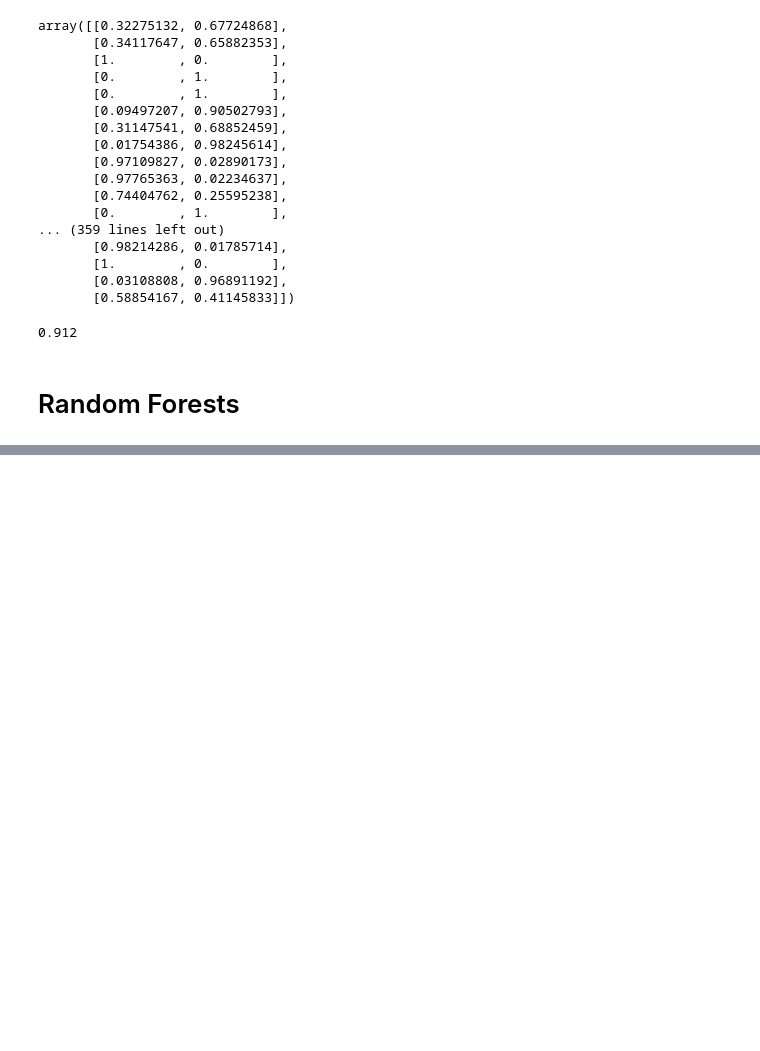
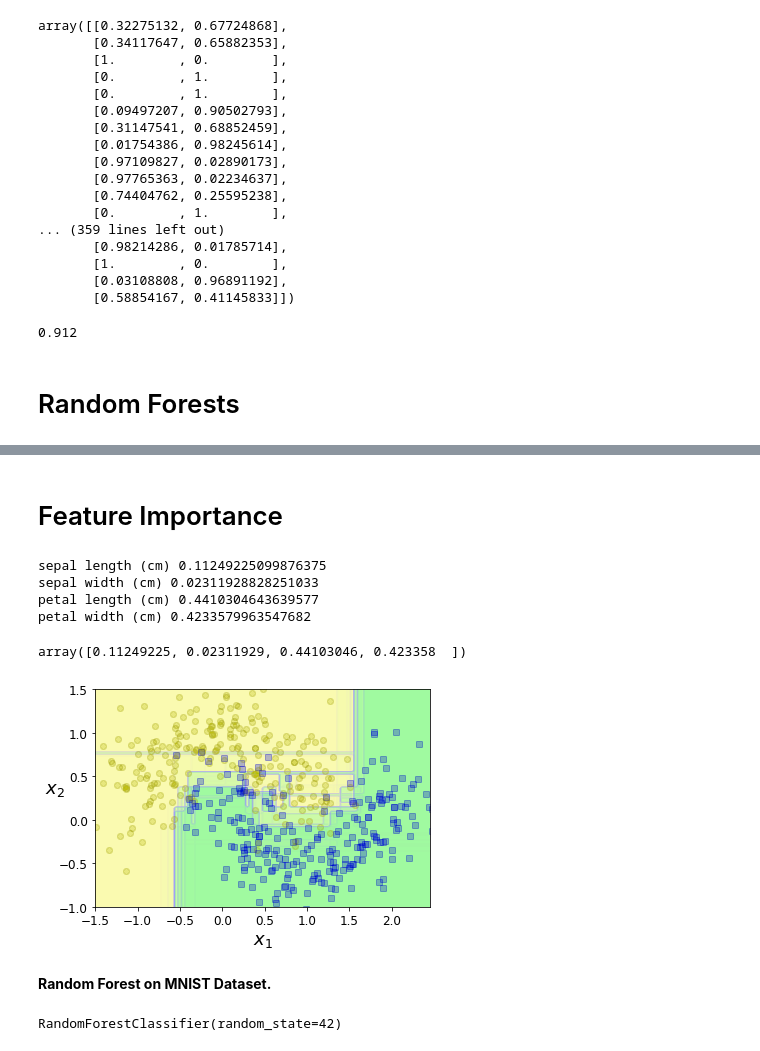
Before and after one commit to Aman-137/Ensemble-Learning-and-Random-Forests, a Jupyter notebook: ensemble_learning_&_Random_forests.ipynb, the cells around one changed output, grey strips where cells are left out. Cells and saved outputs as stored; diff of their text form; code cells hidden in the pictures; blank space fills up the shorter version.

```diff
--- a/ensemble_learning_&_Random_forests.ipynb
+++ b/ensemble_learning_&_Random_forests.ipynb
@@ -237,0 +240,33 @@ np.sum(y_pred == y_pred_rf) / len(y_pred)   # ve
+# %% [markdown]
+# Feature Importance
+# %%
+from sklearn.datasets import load_iris
+
+iris = load_iris()
+rnd_clf = RandomForestClassifier(n_estimators=500, n_jobs=-1, random_state=42)
+rnd_clf.fit(iris["data"], iris["target"])
+for name, score in zip(iris["feature_names"], rnd_clf.feature_importances_):
+    print(name, score)
+# %% [output]
+sepal length (cm) 0.11249225099876375
+sepal width (cm) 0.02311928828251033
+petal length (cm) 0.4410304643639577
+petal width (cm) 0.4233579963547682
+# %%
+rnd_clf.feature_importances_
+# %% [output]
+array([0.11249225, 0.02311929, 0.44103046, 0.423358  ])
+# %%
+plt.figure(figsize=(6, 4))
+
+for i in range(15):
+    tree_clf = DecisionTreeClassifier(max_leaf_nodes=16, random_state=42 + i)
+    indices_with_replacement = np.random.randint(0, len(X_train), len(X_train))
+    tree_clf.fit(X_train[indices_with_replacement], y_train[indices_with_replacement])
+    plot_decision_boundary(tree_clf, X, y, axes=[-1.5, 2.45, -1, 1.5], alpha=0.02, contour=False)
+
+plt.show()
+# %% [output]
+[figure, added]
+# %% [markdown]
+**Random Forest on MNIST Dataset.**
@@ -237,0 +278,5 @@ np.sum(y_pred == y_pred_rf) / len(y_pred)   # ve
+# %%
+rnd_clf = RandomForestClassifier(n_estimators=100, random_state=42)
+rnd_clf.fit(mnist["data"], mnist["target"])
+# %% [output]
+RandomForestClassifier(random_state=42)
```
Also changed, not shown: parts of 6 cells of this notebook.
